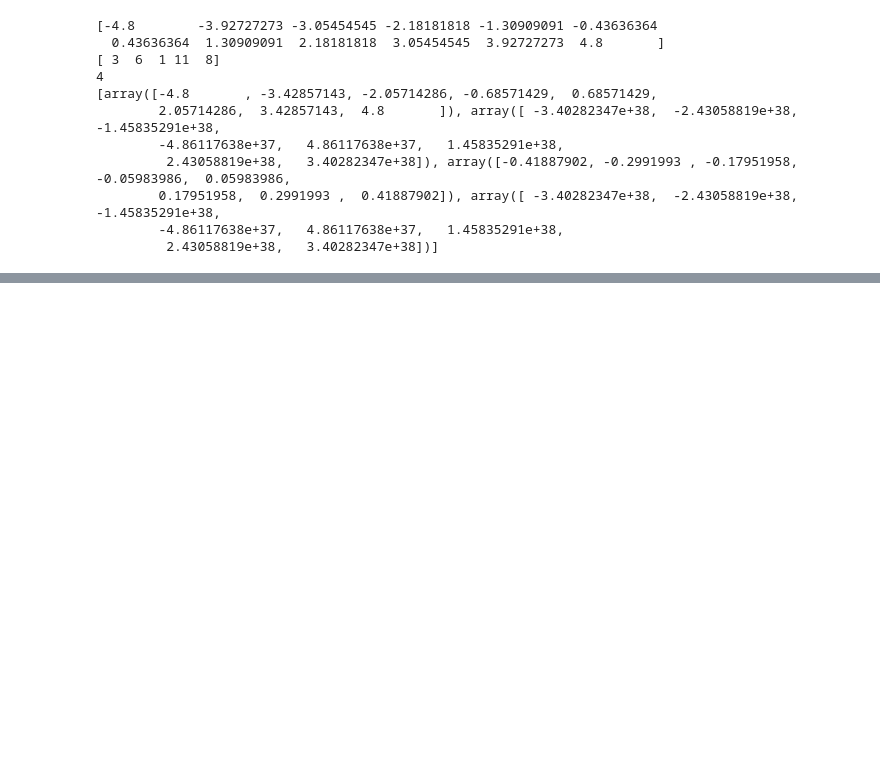
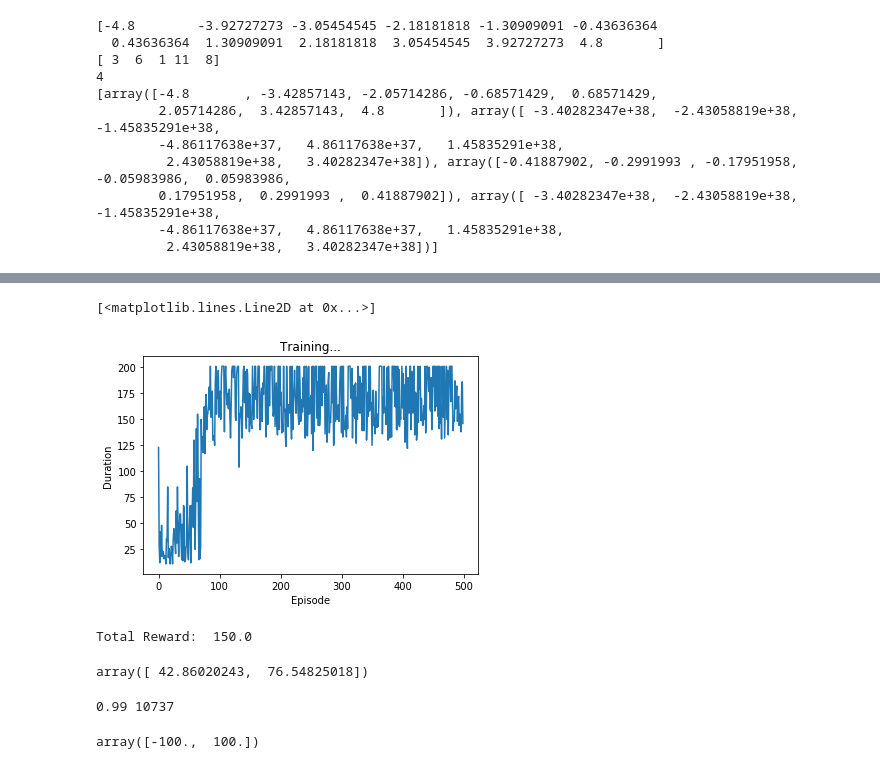
Before and after one commit to whathelll/DeepRLBootCampLabs, a Jupyter notebook: pytorch/4-CartPoleQLearning.ipynb, the cells around one changed output, grey strips where cells are left out. Cells and saved outputs as stored; diff of their text form; code cells hidden in the pictures; blank space fills up the shorter version.

```diff
--- a/pytorch/4-CartPoleQLearning.ipynb
+++ b/pytorch/4-CartPoleQLearning.ipynb
@@ -66,0 +243,12 @@ print(a)
+# %%
+env = gym.make('CartPole-v0')
+qlearner = QLearner(env)
+
+qlearner.train(nb_episodes=500)
+plt.figure(2)
+plt.clf()
+plt.title('Training...')
+plt.xlabel('Episode')
+plt.ylabel('Duration')
+plt.plot(qlearner.episode_durations)
+# %% [output]
@@ -66,0 +256,17 @@ print(a)
+[<matplotlib.lines.Line2D at 0x...>]
+[figure, added]
+# %%
+# env.close()
+qlearner.run()
+# env.close()
+# %% [output]
+Total Reward:  150.0
+# %%
+qlearner.Q[0, 0, 3, 2]
+# %% [output]
+array([ 42.86020243,  76.54825018])
+# %%
+# qlearner.Q[3:6, 3:6, 3:6, 3:6]
+print(qlearner.get_epsilon(), qlearner.epsilon_step)
+# %% [output]
+0.99 10737
@@ -66,0 +281,4 @@ print(a)
+# %%
+np.linspace(-100, 100, 2)
+# %% [output]
+array([-100.,  100.])
```
Also changed, not shown: parts of 8 cells of this notebook.
